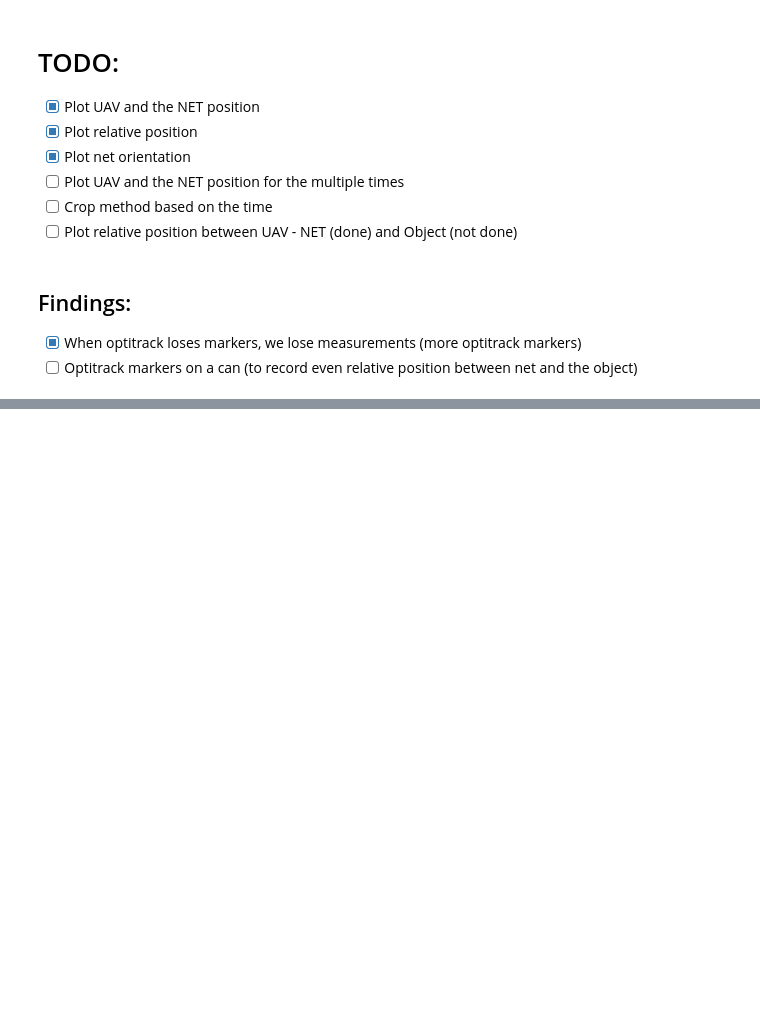
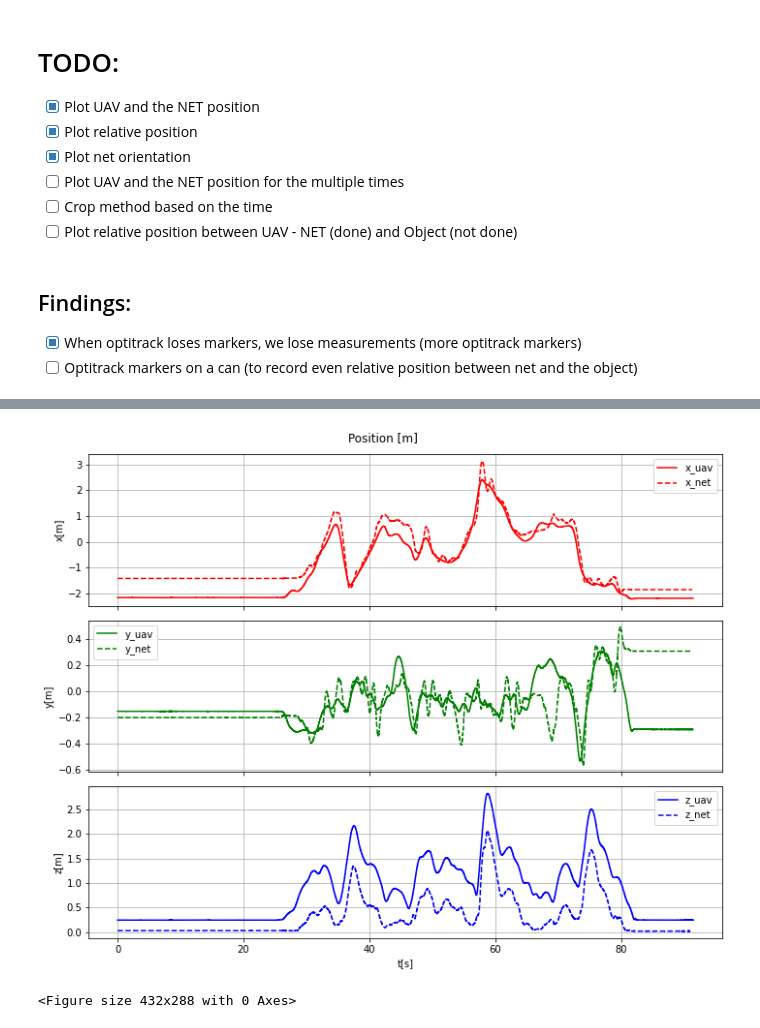
Before and after one commit to fzoric8/ros_utils, a Jupyter notebook: play/ICRA2024.ipynb, the cells around one changed output, grey strips where cells are left out. Drawn from its saved outputs; the diff is of its cells as text; code cells hidden in the pictures; blank space fills up the shorter version.

```diff
--- a/play/ICRA2024.ipynb
+++ b/play/ICRA2024.ipynb
@@ -247,0 +291,5 @@ plot_relative_position(t, x, y, z)
+# %%
+plot_positions(t1[:20000], x1[:20000], y1[:20000], z1[:20000], t2[:15000], x2[:15000], y2[:15000], z2[:15000])
+# %% [output]
+[figure, added]
+<Figure size 432x288 with 0 Axes>
```
Also changed, not shown: parts of 16 cells of this notebook, 1 other file.
